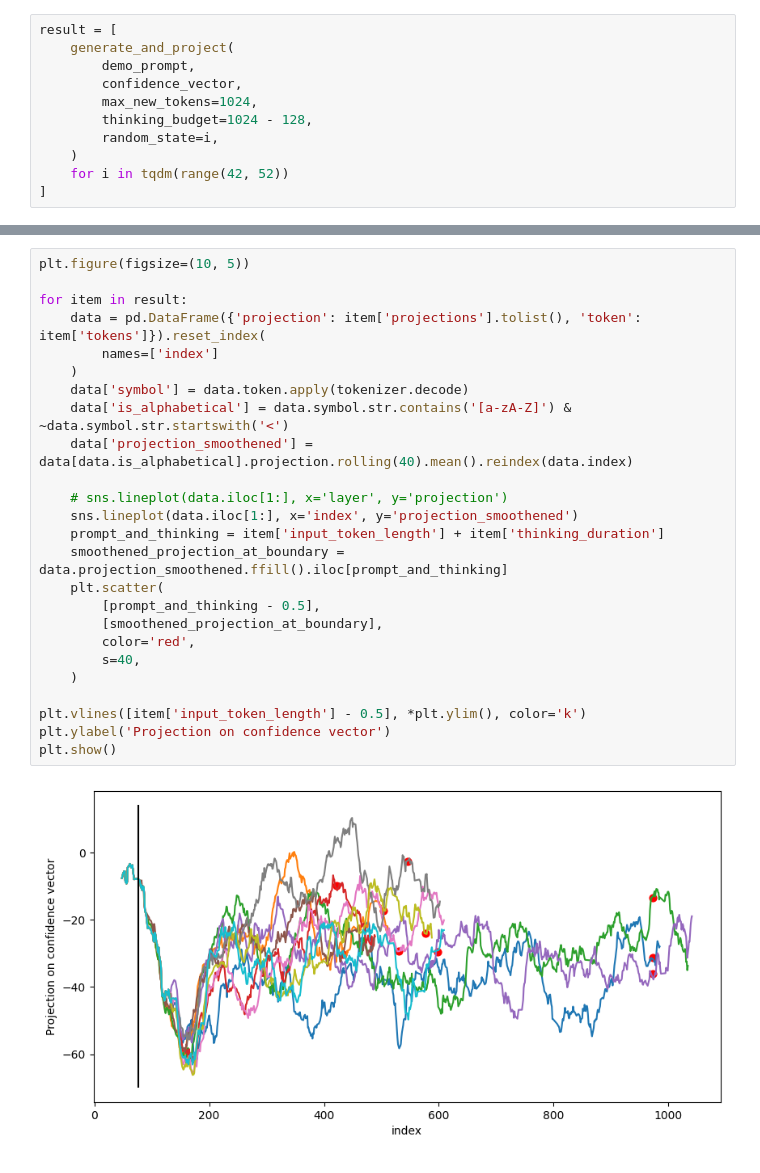
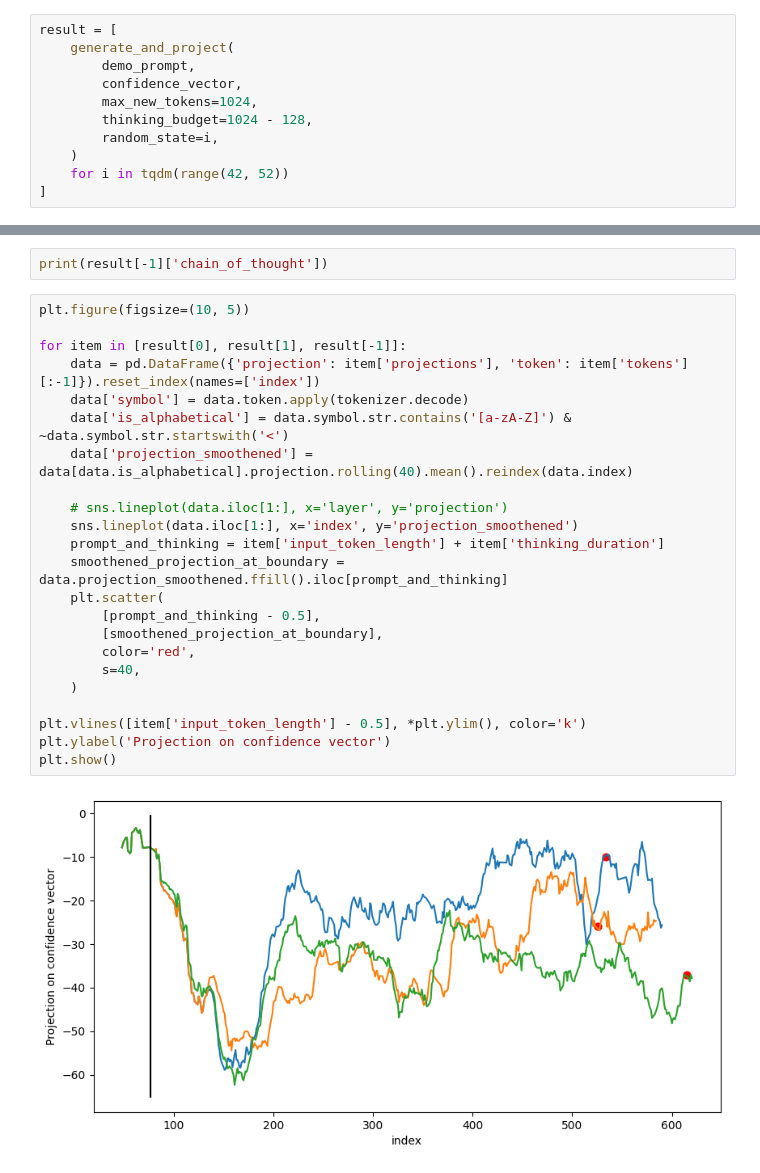
Before and after one commit to olegsmirnov2001/llm-hallucinations, a Jupyter notebook: jupyter/steer.ipynb, the cells around one changed output, grey strips where cells are left out. Cells and saved outputs as stored; diff of their text form.

```diff
--- a/jupyter/steer.ipynb
+++ b/jupyter/steer.ipynb
@@ -277,27 +297,27 @@ for index, item in enumerate(result):
+# %%
+print(result[-1]['chain_of_thought'])
 # %%
 plt.figure(figsize=(10, 5))
 
-for item in result:
-    data = pd.DataFrame({'projection': item['projections'].tolist(), 'token': item['tokens']}).reset_index(
-        names=['index']
-    )
+for item in [result[0], result[1], result[-1]]:
+    data = pd.DataFrame({'projection': item['projections'], 'token': item['tokens'][:-1]}).reset_index(names=['index'])
     data['symbol'] = data.token.apply(tokenizer.decode)
     data['is_alphabetical'] = data.symbol.str.contains('[a-zA-Z]') & ~data.symbol.str.startswith('<')
     data['projection_smoothened'] = data[data.is_alphabetical].projection.rolling(40).mean().reindex(data.index)
 
     # sns.lineplot(data.iloc[1:], x='layer', y='projection')
     sns.lineplot(data.iloc[1:], x='index', y='projection_smoothened')
     prompt_and_thinking = item['input_token_length'] + item['thinking_duration']
     smoothened_projection_at_boundary = data.projection_smoothened.ffill().iloc[prompt_and_thinking]
     plt.scatter(
         [prompt_and_thinking - 0.5],
         [smoothened_projection_at_boundary],
         color='red',
         s=40,
     )
 
 plt.vlines([item['input_token_length'] - 0.5], *plt.ylim(), color='k')
 plt.ylabel('Projection on confidence vector')
 plt.show()
 # %% [output]
-[figure, old version]
+[figure, new version]
```
Also changed, not shown: parts of 4 cells of this notebook.
